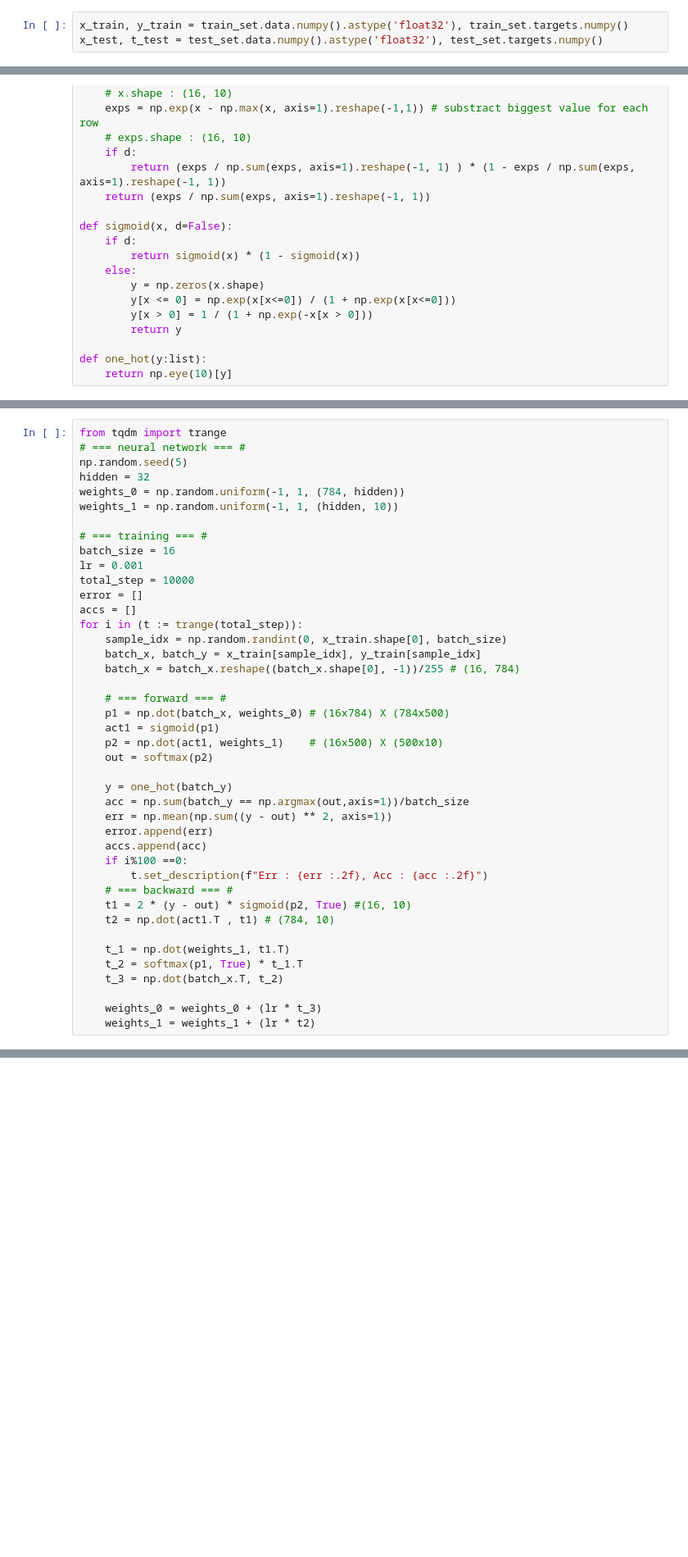
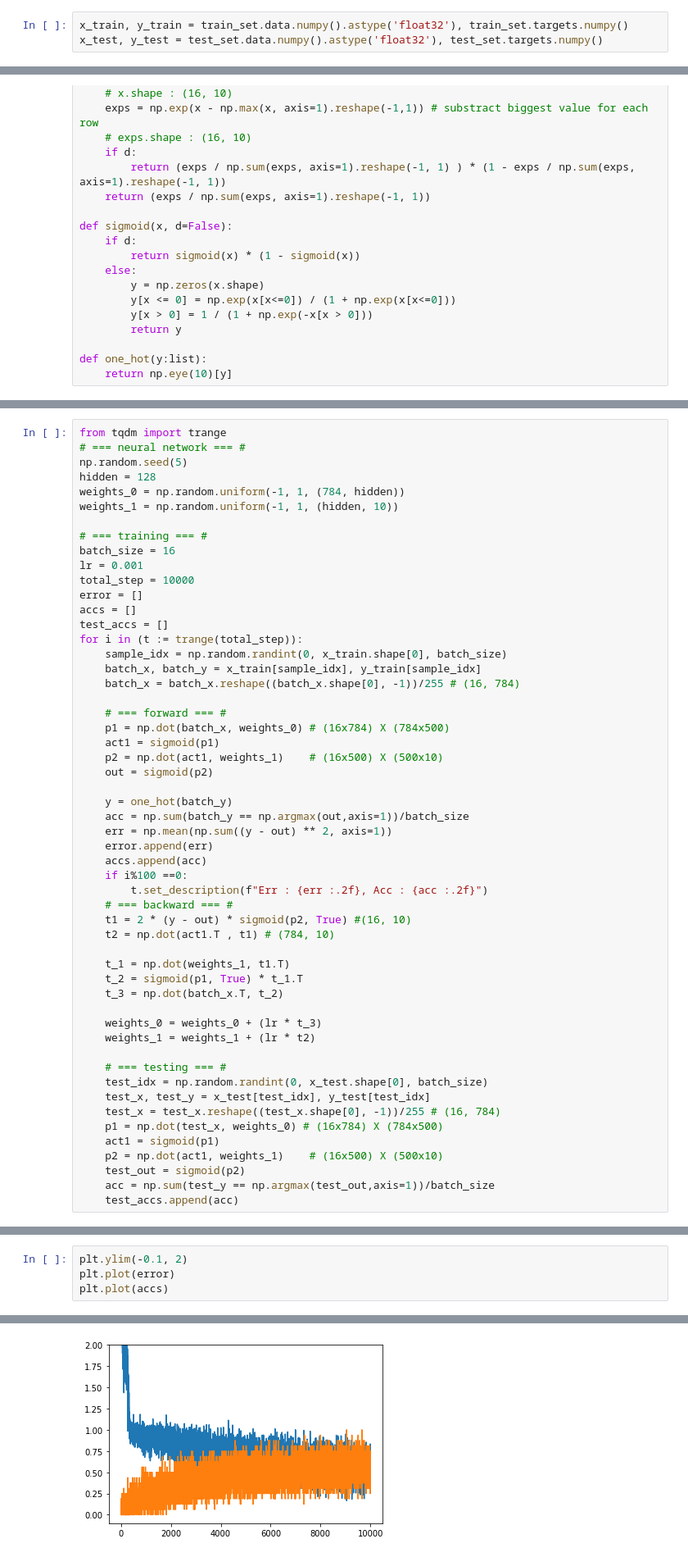
Before and after one commit to weikaaai/NumberRecognition, a Jupyter notebook: mnist_kaiwei.ipynb, the cells around one changed output, grey strips where cells are left out. Shown at 82% size. Saved outputs shown, nothing was run; the diff lists cells and outputs as text; blank space fills up the shorter version.

```diff
--- a/mnist_kaiwei.ipynb
+++ b/mnist_kaiwei.ipynb
@@ -19,7 +19,7 @@ train_set, test_set
      Split: Test)
 # %%
 x_train, y_train = train_set.data.numpy().astype('float32'), train_set.targets.numpy()
-x_test, t_test = test_set.data.numpy().astype('float32'), test_set.targets.numpy()
+x_test, y_test = test_set.data.numpy().astype('float32'), test_set.targets.numpy()
 # %%
 batch_size = 16
 sample_idx = np.random.randint(0, x_train.shape[0], batch_size)
@@ -68,7 +68,7 @@ def one_hot(y:list):
 from tqdm import trange
 # === neural network === #
 np.random.seed(5)
-hidden = 32
+hidden = 128
 weights_0 = np.random.uniform(-1, 1, (784, hidden))
 weights_1 = np.random.uniform(-1, 1, (hidden, 10))
 
@@ -78,6 +78,7 @@ lr = 0.001
 total_step = 10000
 error = []
 accs = []
+test_accs = []
 for i in (t := trange(total_step)):
     sample_idx = np.random.randint(0, x_train.shape[0], batch_size)
     batch_x, batch_y = x_train[sample_idx], y_train[sample_idx]
@@ -87,7 +88,7 @@ for i in (t := trange(total_step)):
     p1 = np.dot(batch_x, weights_0) # (16x784) X (784x500)
     act1 = sigmoid(p1)
     p2 = np.dot(act1, weights_1)    # (16x500) X (500x10)
-    out = softmax(p2)
+    out = sigmoid(p2)
 
     y = one_hot(batch_y)
     acc = np.sum(batch_y == np.argmax(out,axis=1))/batch_size
@@ -101,8 +102,19 @@ for i in (t := trange(total_step)):
     t2 = np.dot(act1.T , t1) # (784, 10)
 
     t_1 = np.dot(weights_1, t1.T)
-    t_2 = softmax(p1, True) * t_1.T
+    t_2 = sigmoid(p1, True) * t_1.T
     t_3 = np.dot(batch_x.T, t_2)
 
     weights_0 = weights_0 + (lr * t_3)
     weights_1 = weights_1 + (lr * t2)
+
+    # === testing === #
+    test_idx = np.random.randint(0, x_test.shape[0], batch_size)
+    test_x, test_y = x_test[test_idx], y_test[test_idx]
+    test_x = test_x.reshape((test_x.shape[0], -1))/255 # (16, 784)
+    p1 = np.dot(test_x, weights_0) # (16x784) X (784x500)
+    act1 = sigmoid(p1)
+    p2 = np.dot(act1, weights_1)    # (16x500) X (500x10)
+    test_out = sigmoid(p2)
+    acc = np.sum(test_y == np.argmax(test_out,axis=1))/batch_size
+    test_accs.append(acc)
@@ -117,0 +121,5 @@ plt.plot(accs)
+# %%
+plt.ylim(-0.1, 2)
+plt.plot(error)
+plt.plot(accs)
+# %% [output]
@@ -117,0 +127 @@ plt.plot(accs)
+[figure, added]
```
Also changed, not shown: parts of 7 cells of this notebook.
